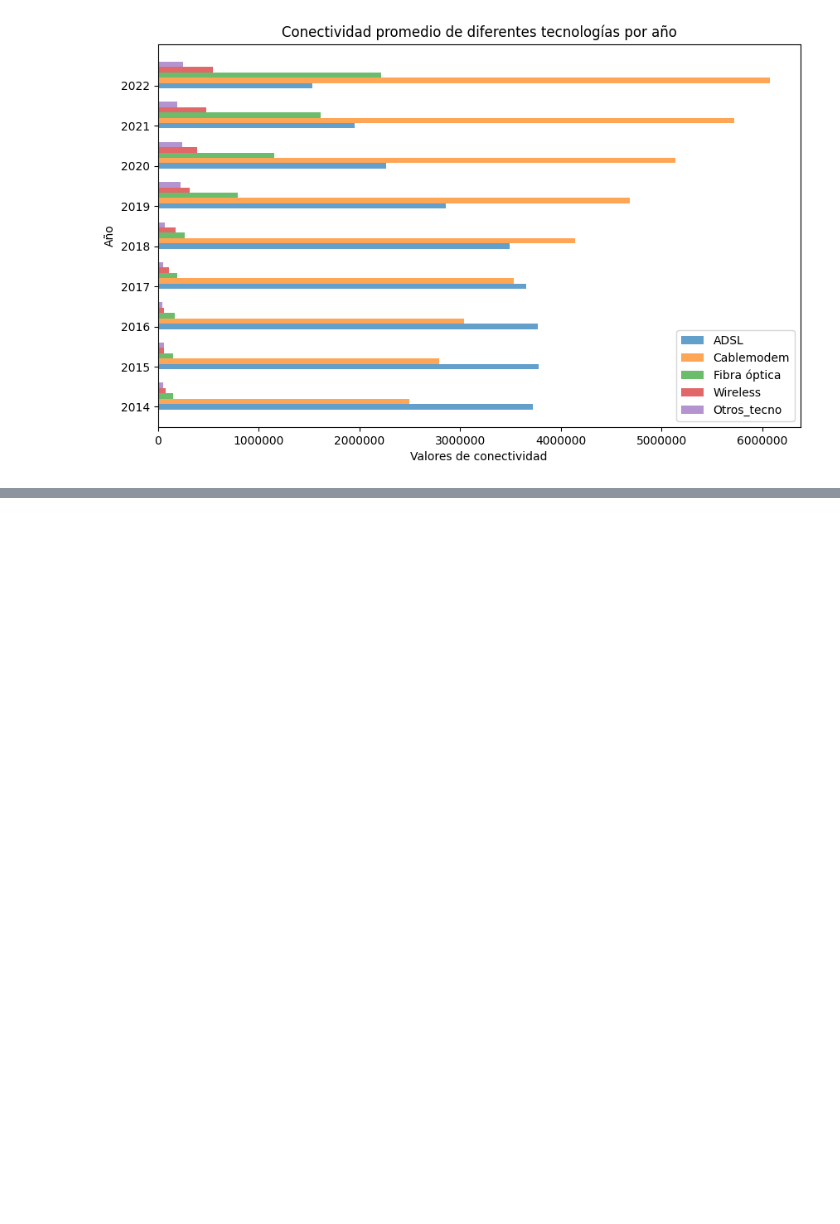
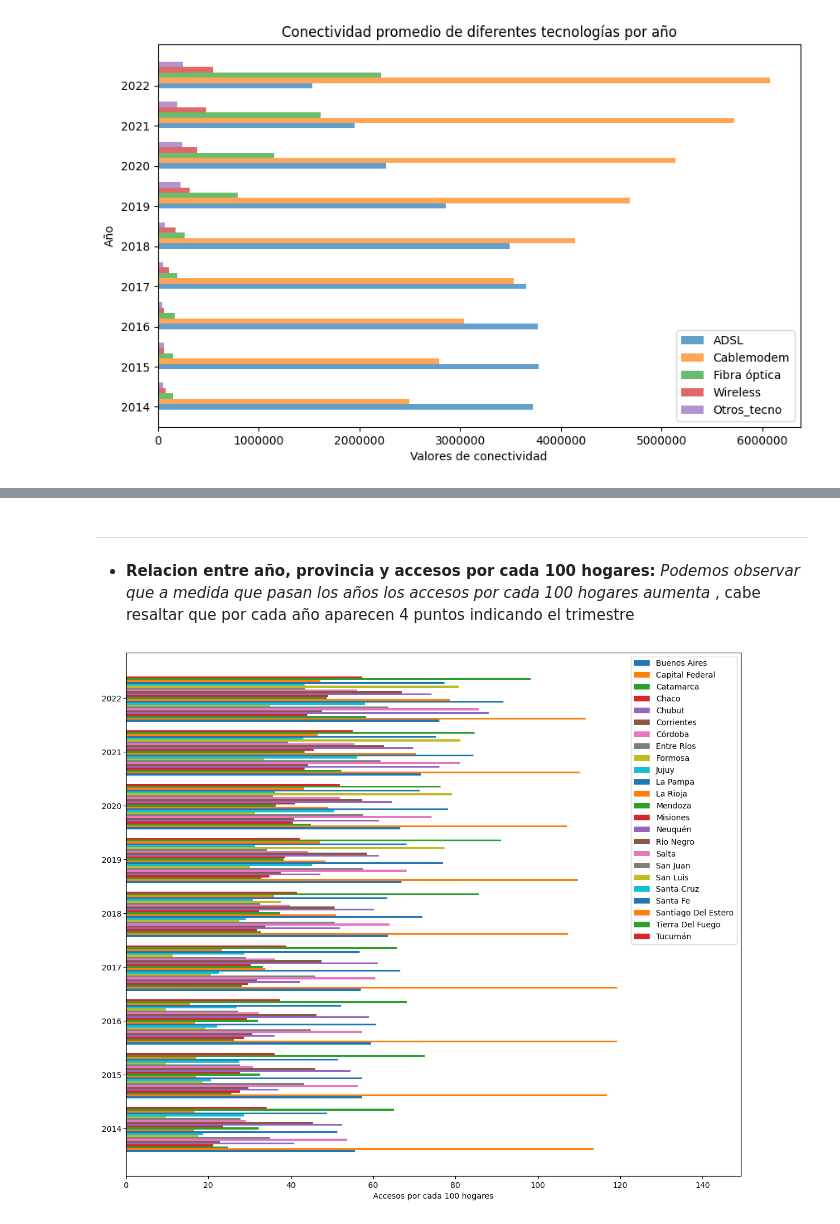
Before and after one commit to juanjolopez28/Proyectos, a Jupyter notebook: Proyecto_Henry02/EDA.ipynb, the cells around one changed output, grey strips where cells are left out. Saved outputs shown, nothing was run; the diff lists cells and outputs as text; code cells hidden in the pictures; blank space fills up the shorter version.

```diff
--- a/Proyecto_Henry02/EDA.ipynb
+++ b/Proyecto_Henry02/EDA.ipynb
@@ -176,0 +261,31 @@ plt.show()
+# %% [markdown]
+---
+# %% [markdown]
+- **Relacion entre año, provincia y accesos por cada 100 hogares:** *Podemos observar que a medida que pasan los años los accesos por cada 100 hogares
+ aumenta* , cabe resaltar que por cada año aparecen 4 puntos indicando el trimestre
+# %%
+
+import matplotlib.pyplot as plt
+
+plt.figure(figsize=(14, 12))
+datos = df_datos_provin.groupby(['Año','Provincia'])['Accesos por cada 100 hogares'].mean().unstack(1)
+posiciones = np.arange(len(datos.index))
+ancho_barra = 0.035 # Ancho de cada barra
+desplazamiento = np.arange(len(datos.columns)) - len(datos.columns) / 2  # Desplazamiento horizontal  # Desplazamiento horizontal
+
+for i, columna in enumerate(datos.columns):
+    plt.barh(posiciones + desplazamiento[i] * ancho_barra, datos[columna], height=ancho_barra, label=columna)
+
+plt.gca().set_yticks(posiciones)  # Establecer las posiciones de las etiquetas del eje y
+plt.gca().tick_params(axis='y', which='major', pad=2)  # Ajustar el espaciado entre las etiquetas del eje y
+plt.gca().set_yticklabels(datos.index)  # Establecer las etiquetas del eje y con los años
+plt.xlabel('Accesos por cada 100 hogares')
+plt.legend()
+
+valor_maximo = datos.max().max() + 30  # Obtener el valor máximo y agregar 1
+plt.xlim(0, valor_maximo)
+
+plt.show()
+plt.show()
+# %% [output]
+[figure, added]
```
Also changed, not shown: parts of 25 cells of this notebook, 4 other files.
